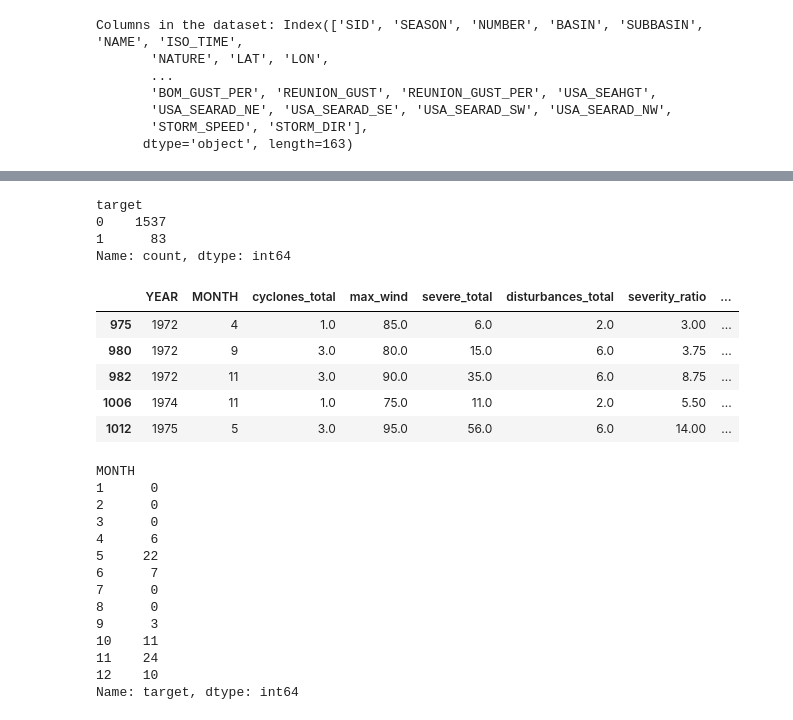
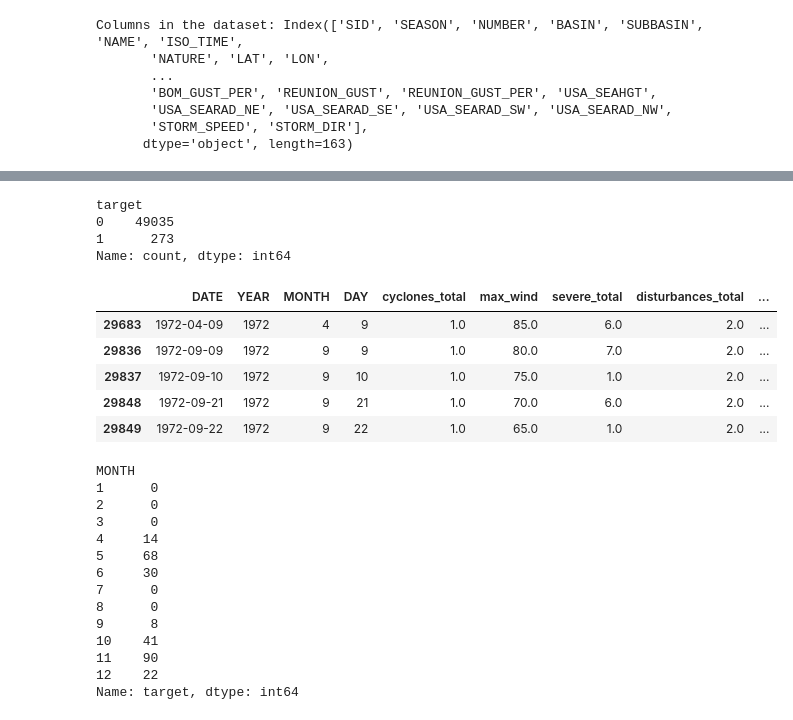
Before and after one commit to SamadritaKarmakar-tech/Disaster-Management, a Jupyter notebook: notebooks/01_1_get_IBTRACS_data.ipynb, the cells around one changed output, grey strips where cells are left out. Saved outputs shown, nothing was run; the diff lists cells and outputs as text; code cells hidden in the pictures.

```diff
--- a/notebooks/01_1_get_IBTRACS_data.ipynb
+++ b/notebooks/01_1_get_IBTRACS_data.ipynb
@@ -136,33 +136,33 @@ full_months = pd.DataFrame(
 # %%
-monthly = full_months.merge(
-    monthly,
-    on=["YEAR", "MONTH"],
+daily = full_days.merge(
+    daily,
+    on=["YEAR", "MONTH", "DAY"],
     how="left"
 )
 # %%
-monthly["cyclones_total"] = monthly["cyclones_total"].fillna(0)
-monthly["severe_total"] = monthly["severe_total"].fillna(0)
-monthly["max_wind"] = monthly["max_wind"].fillna(0)
-monthly["disturbances_total"] = monthly["disturbances_total"].fillna(0)
+daily["cyclones_total"] = daily["cyclones_total"].fillna(0)
+daily["severe_total"] = daily["severe_total"].fillna(0)
+daily["max_wind"] = daily["max_wind"].fillna(0)
+daily["disturbances_total"] = daily["disturbances_total"].fillna(0)
 # %%
-monthly["severity_ratio"] = (
-    monthly["severe_total"] / (monthly["cyclones_total"] + 1)
+daily["severity_ratio"] = (
+    daily["severe_total"] / (daily["cyclones_total"] + 1)
 )
 
-monthly["disturbance_ratio"] = (
-    monthly["disturbances_total"] / (monthly["cyclones_total"] + 1)
+daily["disturbance_ratio"] = (
+    daily["disturbances_total"] / (daily["cyclones_total"] + 1)
 )
 
-monthly["target"] = (monthly["severe_total"] > 0).astype(int)
+daily["target"] = (daily["severe_total"] > 0).astype(int)
 # %%
-monthly["target"].value_counts()
+daily["target"].value_counts()
 # %% [output]
 target
-0    1537
-1      83
+0    49035
+1      273
 Name: count, dtype: int64
 # %%
-monthly["season"] = monthly["MONTH"].map({
+daily["season"] = daily["MONTH"].map({
     1:"winter",
     2:"winter",
     3:"pre_monsoon",
@@ -177,29 +177,29 @@ monthly["season"] = monthly["MONTH"].map({
     12:"winter"
 })
 # %%
-monthly[monthly["target"] == 1].head()
+daily[daily["target"] == 1].head()
 # %% [output]
-|  | YEAR | MONTH | cyclones_total | max_wind | severe_total | disturbances_total | severity_ratio | ... |
-| 975 | 1972 | 4 | 1.0 | 85.0 | 6.0 | 2.0 | 3.00 | ... |
-| 980 | 1972 | 9 | 3.0 | 80.0 | 15.0 | 6.0 | 3.75 | ... |
-| 982 | 1972 | 11 | 3.0 | 90.0 | 35.0 | 6.0 | 8.75 | ... |
-| 1006 | 1974 | 11 | 1.0 | 75.0 | 11.0 | 2.0 | 5.50 | ... |
-| 1012 | 1975 | 5 | 3.0 | 95.0 | 56.0 | 6.0 | 14.00 | ... |
+|  | DATE | YEAR | MONTH | DAY | cyclones_total | max_wind | severe_total | disturbances_total | ... |
+| 29683 | 1972-04-09 | 1972 | 4 | 9 | 1.0 | 85.0 | 6.0 | 2.0 | ... |
+| 29836 | 1972-09-09 | 1972 | 9 | 9 | 1.0 | 80.0 | 7.0 | 2.0 | ... |
+| 29837 | 1972-09-10 | 1972 | 9 | 10 | 1.0 | 75.0 | 1.0 | 2.0 | ... |
+| 29848 | 1972-09-21 | 1972 | 9 | 21 | 1.0 | 70.0 | 6.0 | 2.0 | ... |
+| 29849 | 1972-09-22 | 1972 | 9 | 22 | 1.0 | 65.0 | 1.0 | 2.0 | ... |
 # %%
-monthly.groupby("MONTH")["target"].sum()
+daily.groupby("MONTH")["target"].sum()
 # %% [output]
 MONTH
 1      0
 2      0
 3      0
-4      6
-5     22
-6      7
+4     14
+5     68
+6     30
 7      0
 8      0
-9      3
-10    11
-11    24
-12    10
+9      8
+10    41
+11    90
+12    22
 Name: target, dtype: int64
 # %%
```
Also changed, not shown: parts of 12 cells of this notebook.
